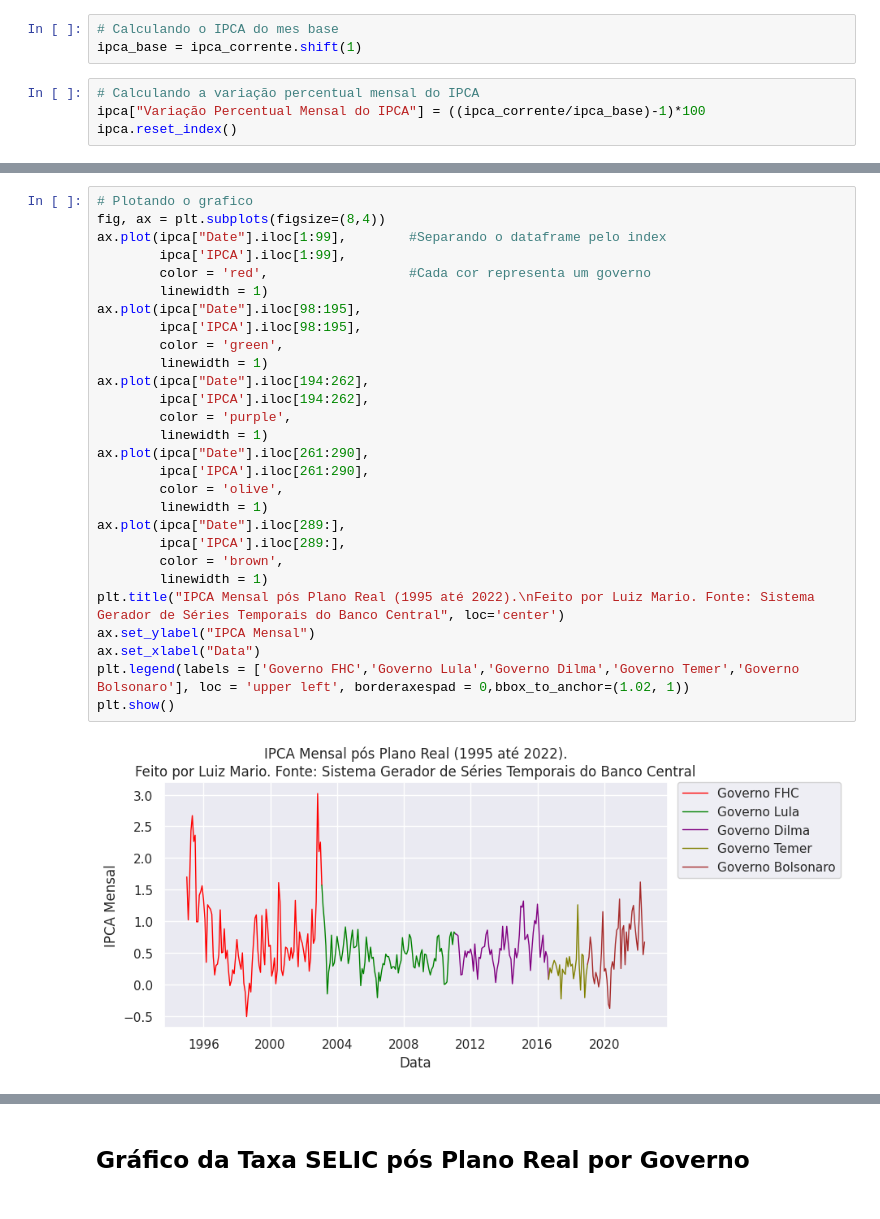
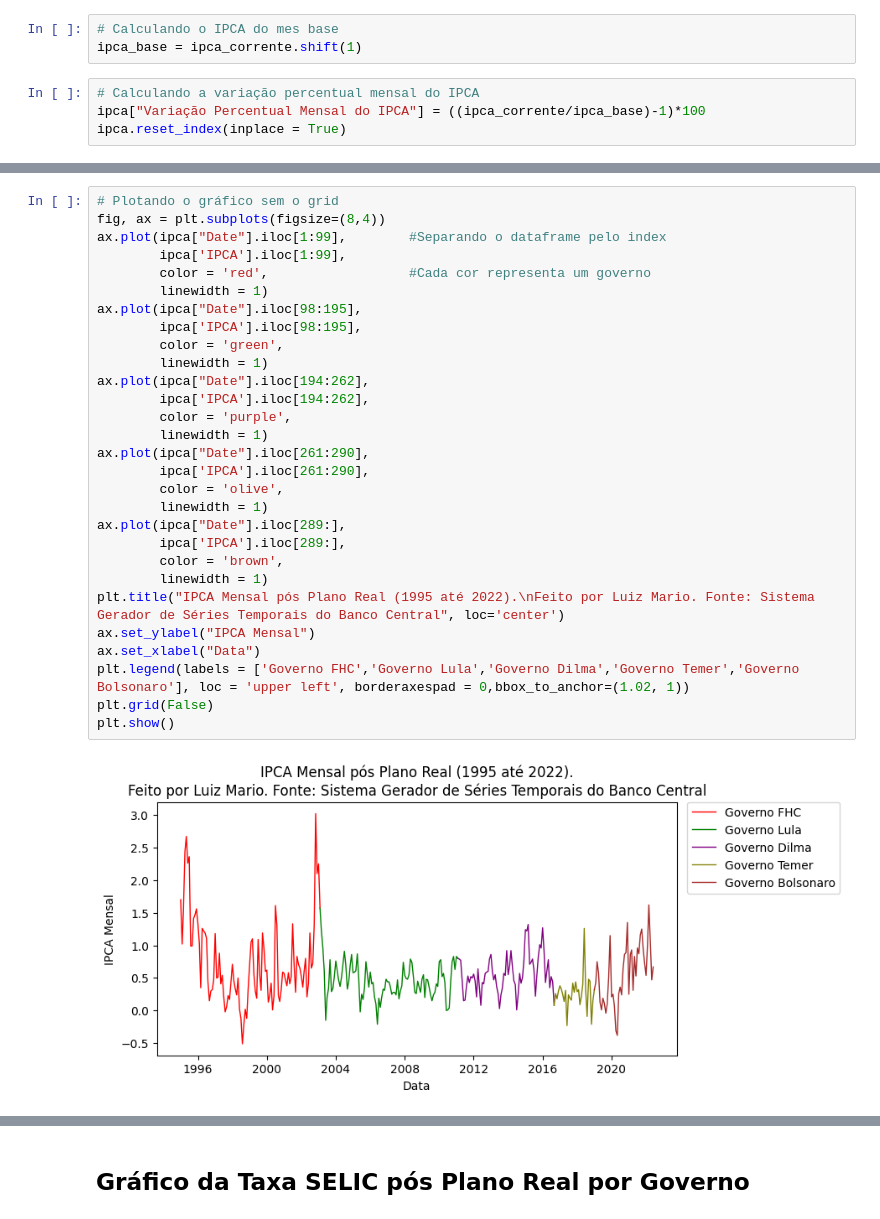
Before and after one commit to luizmarioags/Liga-de-Mercado-Financeiro-UnB, a Jupyter notebook: Graficos_LMF.ipynb, the cells around one changed output, grey strips where cells are left out. Drawn from its saved outputs; the diff is of its cells as text.

```diff
--- a/Graficos_LMF.ipynb
+++ b/Graficos_LMF.ipynb
@@ -67,4 +69,4 @@ ipca_base = ipca_corrente.shift(1)
 # %%
 # Calculando a variação percentual mensal do IPCA
 ipca["Variação Percentual Mensal do IPCA"] = ((ipca_corrente/ipca_base)-1)*100
-ipca.reset_index()
+ipca.reset_index(inplace = True)
@@ -85,31 +73,32 @@ ipca.reset_index()
 # %%
-# Plotando o grafico
+# Plotando o gráfico sem o grid
 fig, ax = plt.subplots(figsize=(8,4))
 ax.plot(ipca["Date"].iloc[1:99],        #Separando o dataframe pelo index
         ipca['IPCA'].iloc[1:99],
         color = 'red',                  #Cada cor representa um governo
         linewidth = 1)
 ax.plot(ipca["Date"].iloc[98:195],
         ipca['IPCA'].iloc[98:195],
         color = 'green',
         linewidth = 1)
 ax.plot(ipca["Date"].iloc[194:262],
         ipca['IPCA'].iloc[194:262],
         color = 'purple',
         linewidth = 1)
 ax.plot(ipca["Date"].iloc[261:290],
         ipca['IPCA'].iloc[261:290],
         color = 'olive',
         linewidth = 1)
 ax.plot(ipca["Date"].iloc[289:],
         ipca['IPCA'].iloc[289:],
         color = 'brown',
         linewidth = 1)
 plt.title("IPCA Mensal pós Plano Real (1995 até 2022).\nFeito por Luiz Mario. Fonte: Sistema Gerador de Séries Temporais do Banco Central", loc='center')
 ax.set_ylabel("IPCA Mensal")
 ax.set_xlabel("Data")
 plt.legend(labels = ['Governo FHC','Governo Lula','Governo Dilma','Governo Temer','Governo Bolsonaro'], loc = 'upper left', borderaxespad = 0,bbox_to_anchor=(1.02, 1))
+plt.grid(False)
 plt.show()
 # %% [output]
-[figure, old version]
+[figure, new version]
 # %%
```
Also changed, not shown: parts of 9 cells of this notebook.
